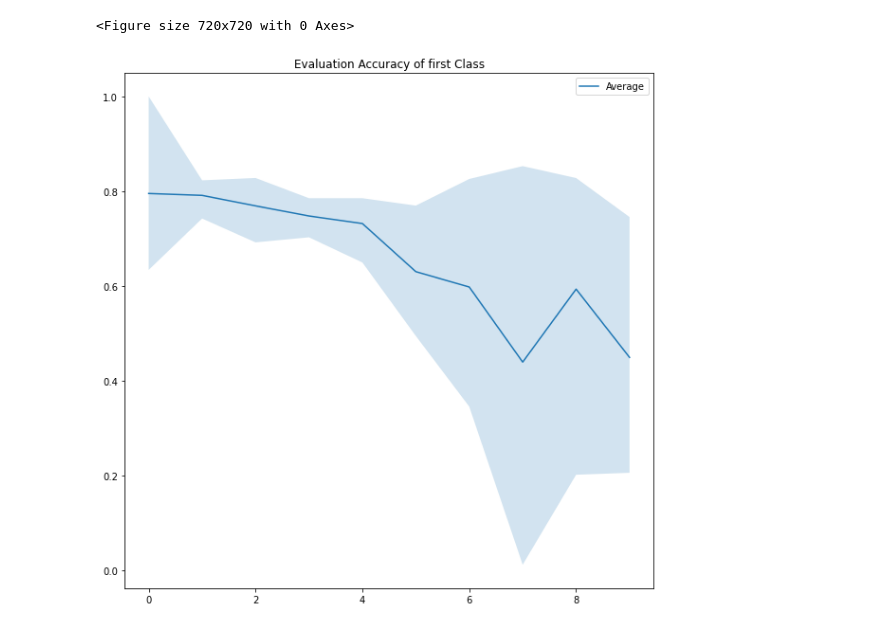
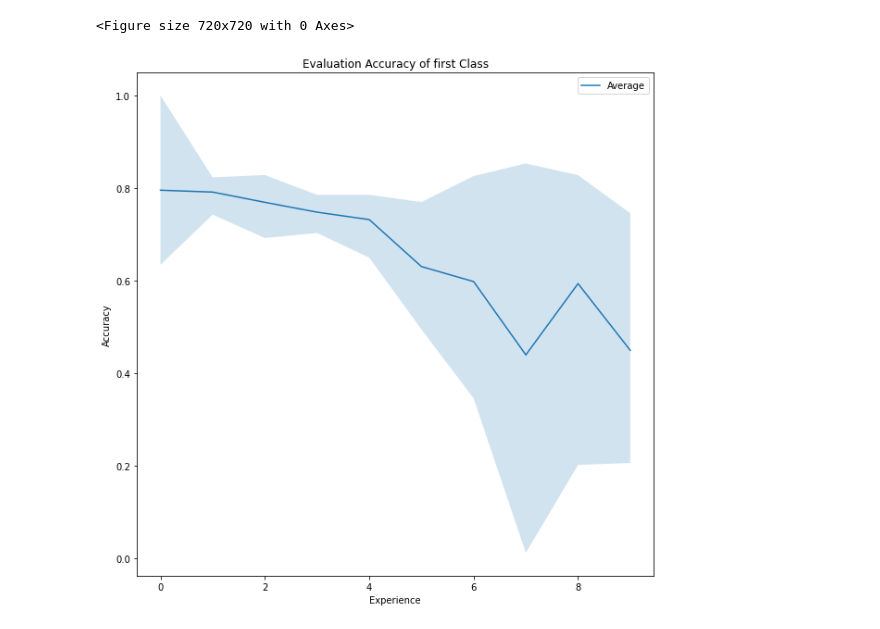
Before and after one commit to MzudemO/nn-2021, a Jupyter notebook: experiments/graphs_best_config_3_runs.ipynb, the cells around one changed output. Drawn from its saved outputs; the diff is of its cells as text; code cells hidden in the pictures.

```diff
--- a/experiments/graphs_best_config_3_runs.ipynb
+++ b/experiments/graphs_best_config_3_runs.ipynb
@@ -143,34 +147,36 @@ run_1 = np.array([1.0000,
 0.6263,
 0.8257,
 0.8528,
 0.7505,
 0.7453])
 
 plt.figure(figsize=(10,10))
 # plt.plot(np.arange(0, 10, 1), run_2, label="Run 2")
 # plt.plot(np.arange(0, 10, 1), run_3, label="Run 3")
 # plt.plot(np.arange(0, 10, 1), run_1, label="Run 1")
 # avg = (run_1 + run_2 + run_3) / 3
 # plt.plot(np.arange(0, 10, 1), avg, label="Average")
 maxs = [max(r1, r2, r3) for r1, r2, r3 in zip(run_1, run_2, run_3)]
 mins = [min(r1, r2, r3) for r1, r2, r3 in zip(run_1, run_2, run_3)]
 
 plt.figure(figsize=(10,10))
 # plt.plot(np.arange(0, 10, 1), run_1, label="Run 1", linestyle="dashed")
 # plt.plot(np.arange(0, 10, 1), run_2, label="Run 2", linestyle="dashed")
 # plt.plot(np.arange(0, 10, 1), run_3, label="Run 3", linestyle="dashed")
 # plt.fill_between(np.arange(0, 10, 1), run_1, run_2, alpha=0.1, color="blue")
 # plt.fill_between(np.arange(0, 10, 1), run_1, run_3, alpha=0.1, color="blue")
 # plt.fill_between(np.arange(0, 10, 1), run_2, run_3, alpha=0.1, color="blue")
 plt.fill_between(np.arange(0, 10, 1), mins, maxs, alpha=0.2)
 avg = (run_1 + run_2 + run_3) / 3
 plt.plot(np.arange(0, 10, 1), avg, label="Average")
 plt.legend()
 plt.title("Evaluation Accuracy of first Class")
+plt.xlabel("Experience")
+plt.ylabel("Accuracy")
 plt.show()
 # %% [output]
 <Figure size 720x720 with 0 Axes>
-[figure, old version]
+[figure, new version]
 # %%
 run_2 = np.array([0.7550,
 0.7219,
```
Also changed, not shown: parts of 4 cells of this notebook, 5 other files.
